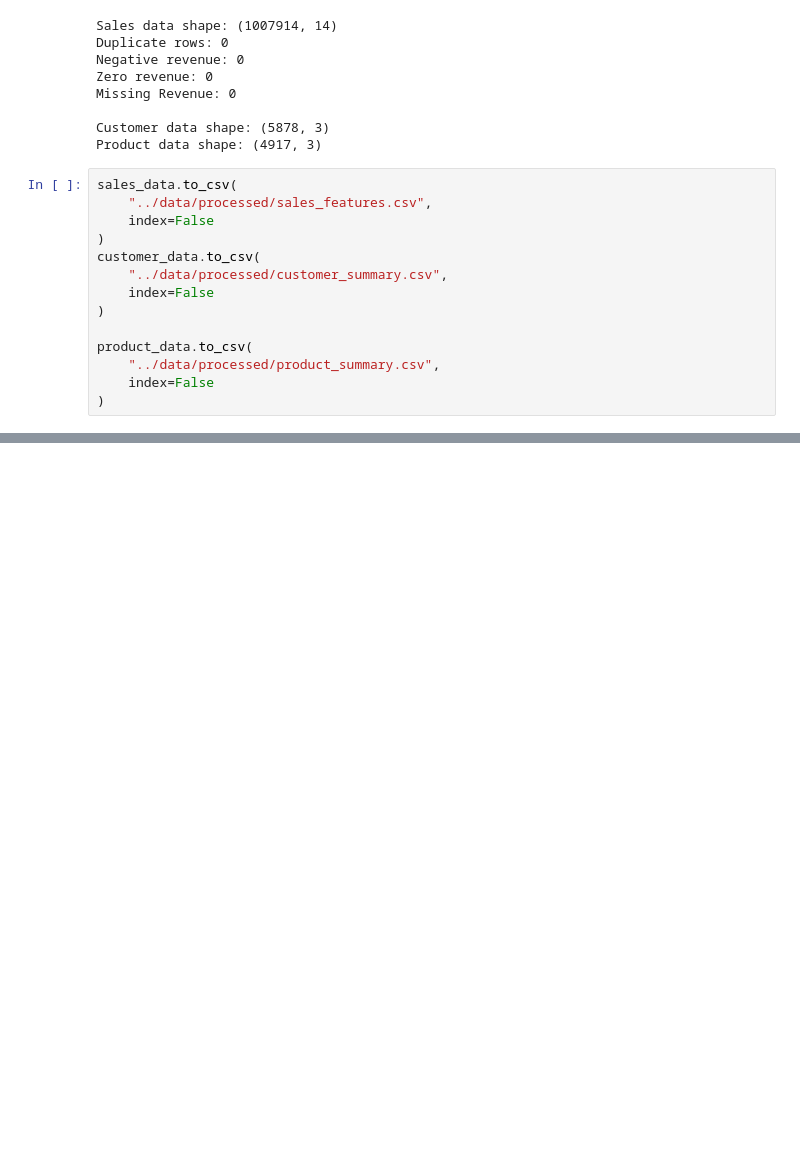
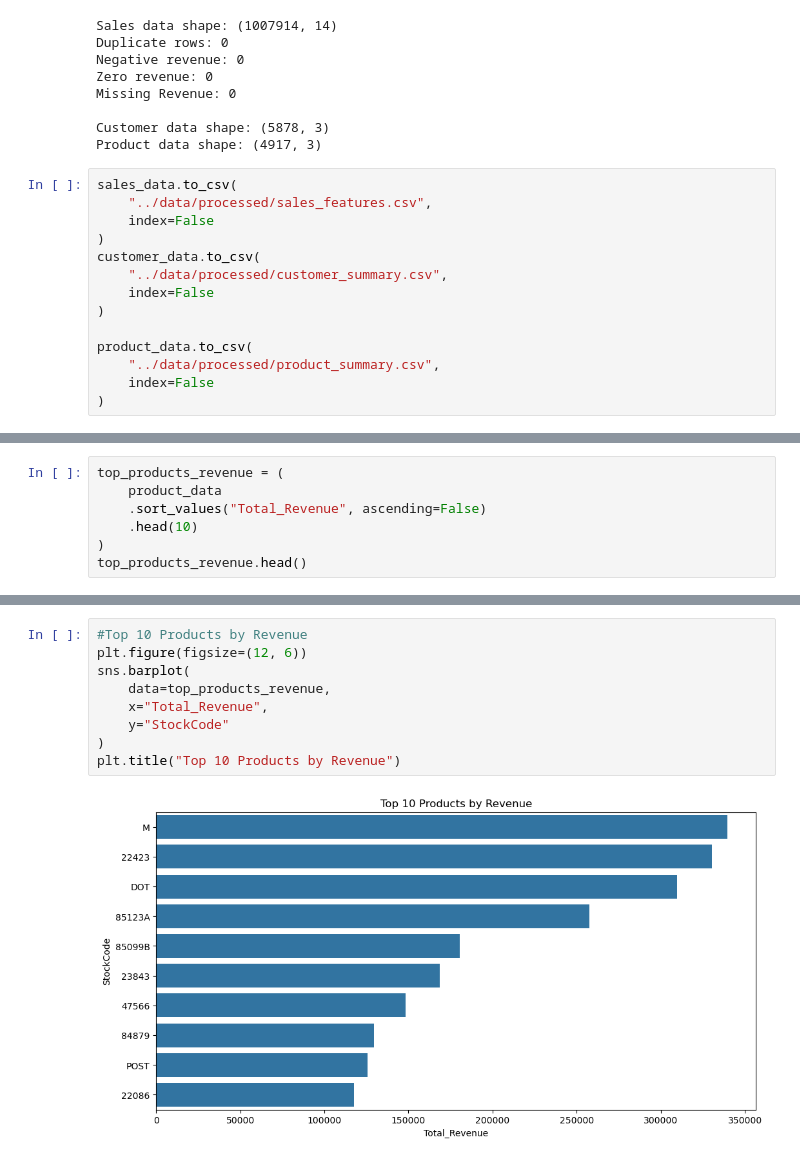
Before and after one commit to sodiumcodes/RetailPulse, a Jupyter notebook: notebooks/03_exploratory_analysis.ipynb, the cells around one changed output, grey strips where cells are left out. Cells and saved outputs as stored; diff of their text form; blank space fills up the shorter version.

```diff
--- a/notebooks/03_exploratory_analysis.ipynb
+++ b/notebooks/03_exploratory_analysis.ipynb
@@ -132,0 +184,7 @@ product_data.to_csv(
+# %%
+top_products_revenue = (
+    product_data
+    .sort_values("Total_Revenue", ascending=False)
+    .head(10)
+)
+top_products_revenue.head()
@@ -132,0 +444,11 @@ product_data.to_csv(
+# %%
+#Top 10 Products by Revenue
+plt.figure(figsize=(12, 6))
+sns.barplot(
+    data=top_products_revenue,
+    x="Total_Revenue",
+    y="StockCode"
+)
+plt.title("Top 10 Products by Revenue")
+# %% [output]
+[figure, added]
```
Also changed, not shown: parts of 30 cells of this notebook, 1 other file.
